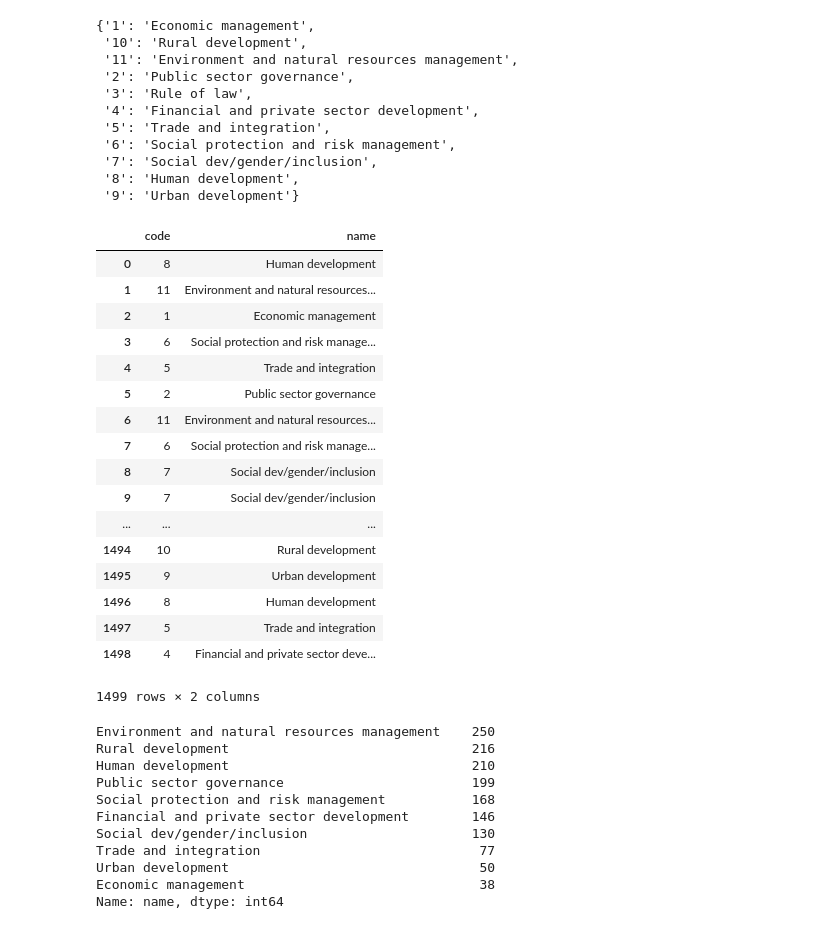
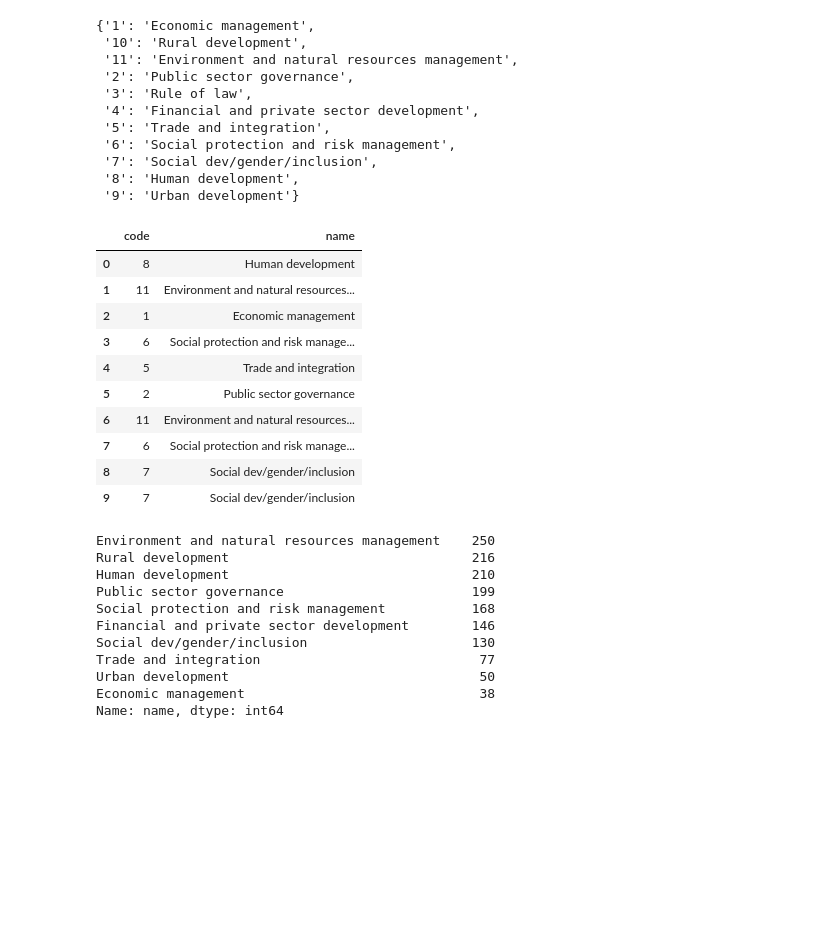
Before and after one commit to NikhilaThota/Mini-Projects, a Jupyter notebook: sliderule_dsi_json_exercise-checkpoint.ipynb, the cells around one changed output. Cells and saved outputs as stored; diff of their text form; code cells hidden in the pictures; blank space fills up the shorter version.

```diff
--- a/sliderule_dsi_json_exercise-checkpoint.ipynb
+++ b/sliderule_dsi_json_exercise-checkpoint.ipynb
@@ -247,26 +221,19 @@ for e in d:
 # Create new DataFrame df to be filled with the 'code', 'name' values
 df = pd.DataFrame.from_dict(d, orient='columns')
 # %%
-df
+df.head(10)
 # %% [output]
 |  | code | name |
 | 0 | 8 | Human development |
 | 1 | 11 | Environment and natural resources... |
 | 2 | 1 | Economic management |
 | 3 | 6 | Social protection and risk manage... |
 | 4 | 5 | Trade and integration |
 | 5 | 2 | Public sector governance |
 | 6 | 11 | Environment and natural resources... |
 | 7 | 6 | Social protection and risk manage... |
 | 8 | 7 | Social dev/gender/inclusion |
 | 9 | 7 | Social dev/gender/inclusion |
-| ... | ... | ... |
-| 1494 | 10 | Rural development |
-| 1495 | 9 | Urban development |
-| 1496 | 8 | Human development |
-| 1497 | 5 | Trade and integration |
-| 1498 | 4 | Financial and private sector deve... |
-1499 rows × 2 columns
 # %%
 # Top 10 major project theme names
 df['name'].value_counts().head(10)
```
Also changed, not shown: parts of 9 cells of this notebook.
